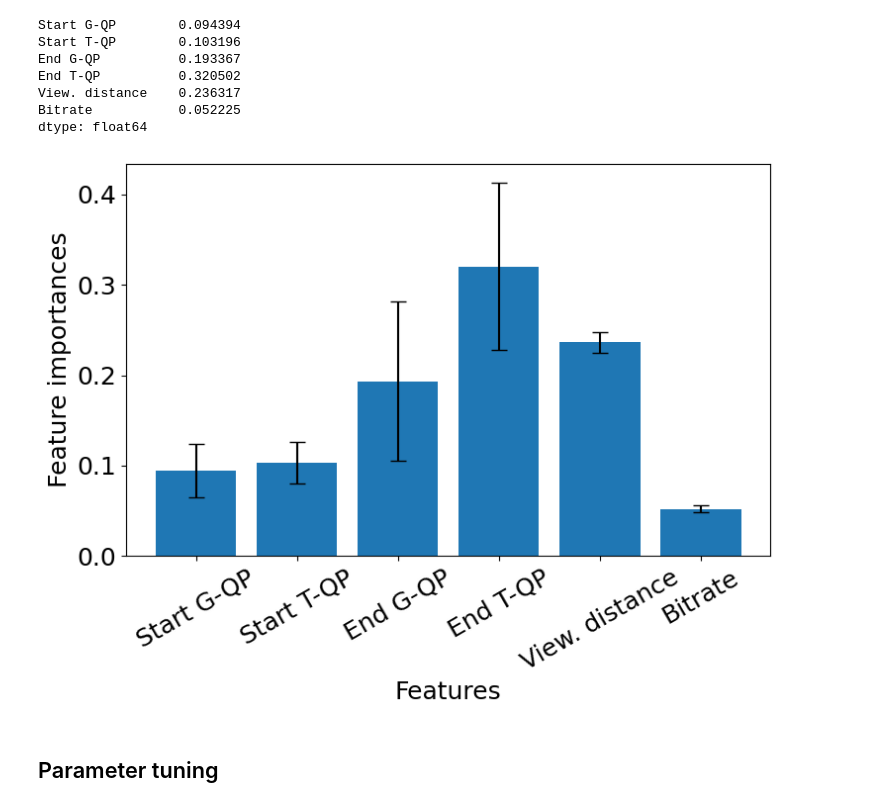
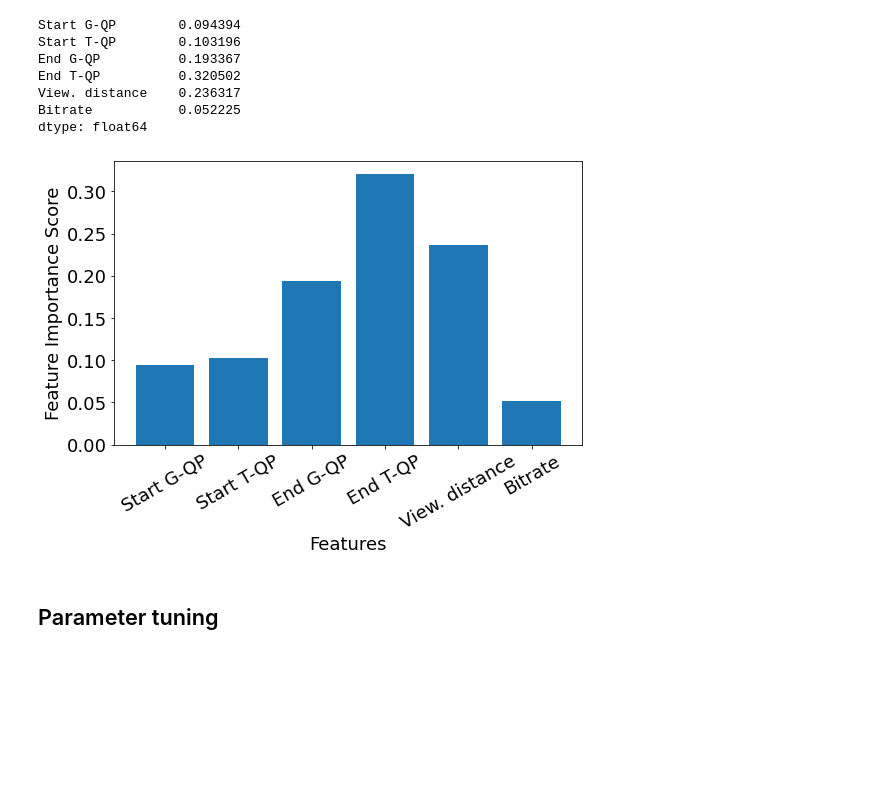
Before and after one commit to minhkstn/PointCloudQoEModels, a Jupyter notebook: point_cloud_qoe_models.ipynb, the cells around one changed output. Cells and saved outputs as stored; diff of their text form; code cells hidden in the pictures; blank space fills up the shorter version.

```diff
--- a/point_cloud_qoe_models.ipynb
+++ b/point_cloud_qoe_models.ipynb
@@ -339,5 +339,5 @@ df['start_tqp'] = df['start_quality'].map(t_qp_map)
 df['end_gqp'] = df['end_quality'].map(g_qp_map)
 df['end_tqp'] = df['end_quality'].map(t_qp_map)
 df['distance'] = df['distance'].map(distance_map)
-df['bitrate'] = None
-df
+# df['bitrate'] = None
+df.to_csv('./results/subjective_objective_results.csv')
@@ -723,21 +711,22 @@ dtype: float64
 # %%
 plt.rcParams.update({'font.size': 18})
 fig, ax = plt.subplots(figsize=(8,6))
 # feature_importances.mean().plot.bar()
 plt.bar(np.arange(feature_importances.shape[1]),
         feature_importances.mean(),
         # yerr=[feature_importances.mean()-feature_importances.min(), feature_importances.max()-feature_importances.mean()], capsize=6)
-        yerr=feature_importances.std(), capsize=6)
+        # yerr=feature_importances.std(),
+        capsize=6)
 
 # print(np.concatenate((['a'], dict.keys()), axis=0))
 ax.set_xticks(range(len(dict.keys())))
 ax.set_xticklabels(labels=dict.keys(), rotation=30)
 ax.set_xlabel('Features')
-ax.set_ylabel('Feature importances')
+ax.set_ylabel('Feature Importance Score')
 plt.tight_layout()
 plt.savefig('./figures/feature_importances.pdf')
 # %% [output]
-[figure, old version]
+[figure, new version]
 # %% [markdown]
 ## Parameter tuning
 # %% [markdown]
```
Also changed, not shown: parts of 19 cells of this notebook.
